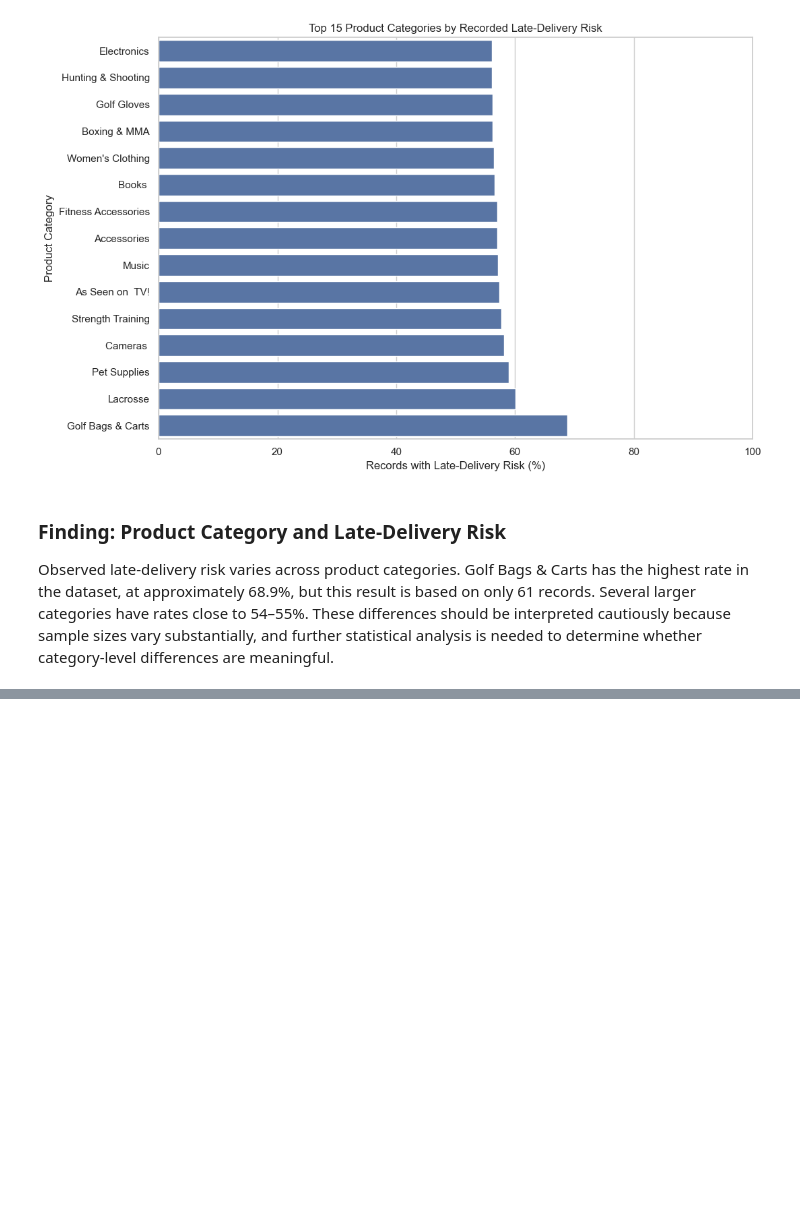
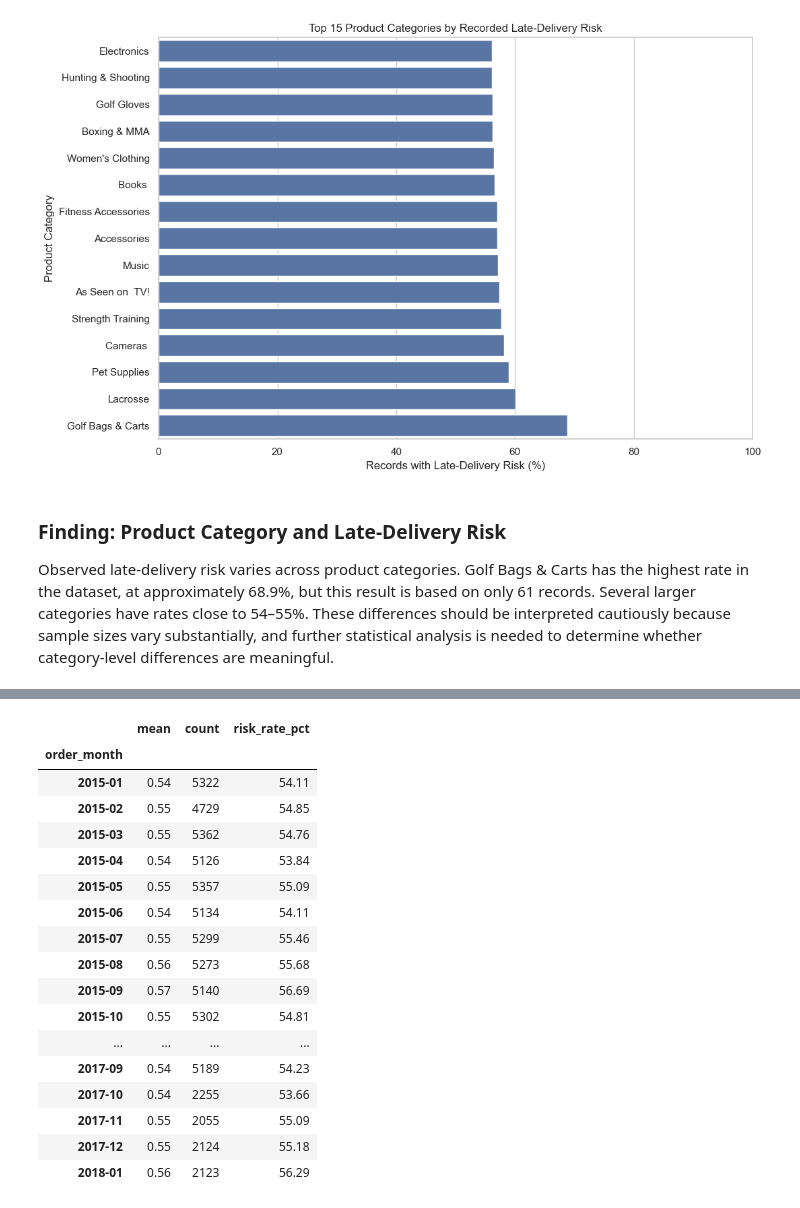
Before and after one commit to divyamohan6388-droid/Logistics-Analytics-Shipment-Delay-Prediction, a Jupyter notebook: notebooks/02_eda.ipynb, the cells around one changed output, grey strips where cells are left out. Cells and saved outputs as stored; diff of their text form; code cells hidden in the pictures; blank space fills up the shorter version.

```diff
--- a/notebooks/02_eda.ipynb
+++ b/notebooks/02_eda.ipynb
@@ -292,0 +300,34 @@ Observed late-delivery risk varies across product categories. Golf Bags & Carts
+# %%
+# calculating monthly risk
+df_clean["order_month"] = (
+    df_clean["order date (DateOrders)"]
+    .dt.to_period("M")
+)
+
+monthly_risk = (
+    df_clean.groupby("order_month")["Late_delivery_risk"]
+    .agg(["mean", "count"])
+)
+
+monthly_risk["risk_rate_pct"] = monthly_risk["mean"] * 100
+
+monthly_risk.round(2)
+# %% [output]
+|  | mean | count | risk_rate_pct |
+| order_month |  |  |  |
+| 2015-01 | 0.54 | 5322 | 54.11 |
+| 2015-02 | 0.55 | 4729 | 54.85 |
+| 2015-03 | 0.55 | 5362 | 54.76 |
+| 2015-04 | 0.54 | 5126 | 53.84 |
+| 2015-05 | 0.55 | 5357 | 55.09 |
+| 2015-06 | 0.54 | 5134 | 54.11 |
+| 2015-07 | 0.55 | 5299 | 55.46 |
+| 2015-08 | 0.56 | 5273 | 55.68 |
+| 2015-09 | 0.57 | 5140 | 56.69 |
+| 2015-10 | 0.55 | 5302 | 54.81 |
+| ... | ... | ... | ... |
+| 2017-09 | 0.54 | 5189 | 54.23 |
+| 2017-10 | 0.54 | 2255 | 53.66 |
+| 2017-11 | 0.55 | 2055 | 55.09 |
+| 2017-12 | 0.55 | 2124 | 55.18 |
+| 2018-01 | 0.56 | 2123 | 56.29 |
```
Also changed, not shown: parts of 4 cells of this notebook.
